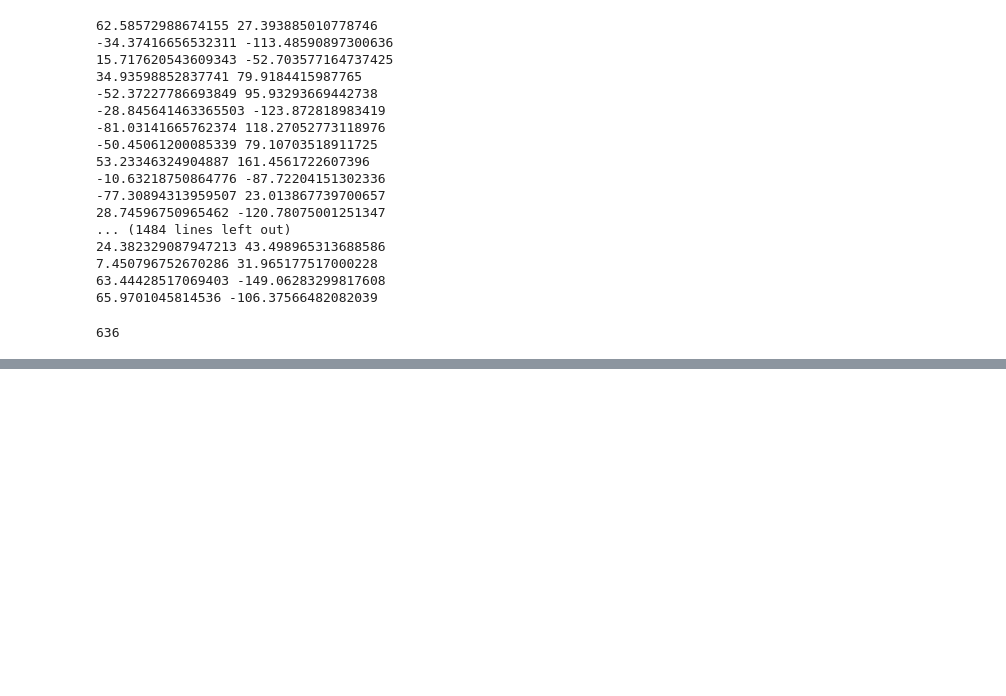
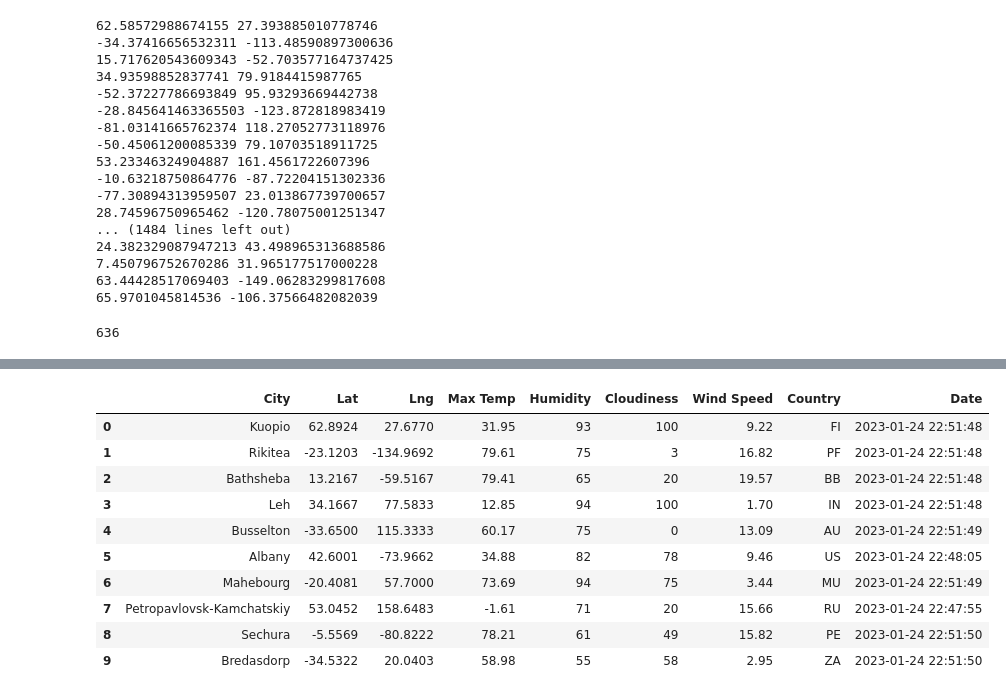
Before and after one commit to CWCroghan/World_Weather_Analysis, a Jupyter notebook: WeatherPy.ipynb, the cells around one changed output, grey strips where cells are left out. Drawn from its saved outputs; the diff is of its cells as text; code cells hidden in the pictures; blank space fills up the shorter version.

```diff
--- a/WeatherPy.ipynb
+++ b/WeatherPy.ipynb
@@ -54,0 +145,16 @@ len(cities)
+# %%
+# Convert the array of dictionaries to a Pandas DataFrame.
+city_data_df = pd.DataFrame(city_data)
+city_data_df.head(10)
+# %% [output]
+|  | City | Lat | Lng | Max Temp | Humidity | Cloudiness | Wind Speed | Country | Date |
+| 0 | Kuopio | 62.8924 | 27.6770 | 31.95 | 93 | 100 | 9.22 | FI | 2023-01-24 22:51:48 |
+| 1 | Rikitea | -23.1203 | -134.9692 | 79.61 | 75 | 3 | 16.82 | PF | 2023-01-24 22:51:48 |
+| 2 | Bathsheba | 13.2167 | -59.5167 | 79.41 | 65 | 20 | 19.57 | BB | 2023-01-24 22:51:48 |
+| 3 | Leh | 34.1667 | 77.5833 | 12.85 | 94 | 100 | 1.70 | IN | 2023-01-24 22:51:48 |
+| 4 | Busselton | -33.6500 | 115.3333 | 60.17 | 75 | 0 | 13.09 | AU | 2023-01-24 22:51:49 |
+| 5 | Albany | 42.6001 | -73.9662 | 34.88 | 82 | 78 | 9.46 | US | 2023-01-24 22:48:05 |
+| 6 | Mahebourg | -20.4081 | 57.7000 | 73.69 | 94 | 75 | 3.44 | MU | 2023-01-24 22:51:49 |
+| 7 | Petropavlovsk-Kamchatskiy | 53.0452 | 158.6483 | -1.61 | 71 | 20 | 15.66 | RU | 2023-01-24 22:47:55 |
+| 8 | Sechura | -5.5569 | -80.8222 | 78.21 | 61 | 49 | 15.82 | PE | 2023-01-24 22:51:50 |
+| 9 | Bredasdorp | -34.5322 | 20.0403 | 58.98 | 55 | 58 | 2.95 | ZA | 2023-01-24 22:51:50 |
```
Also changed, not shown: parts of 5 cells of this notebook, 4 other files.
